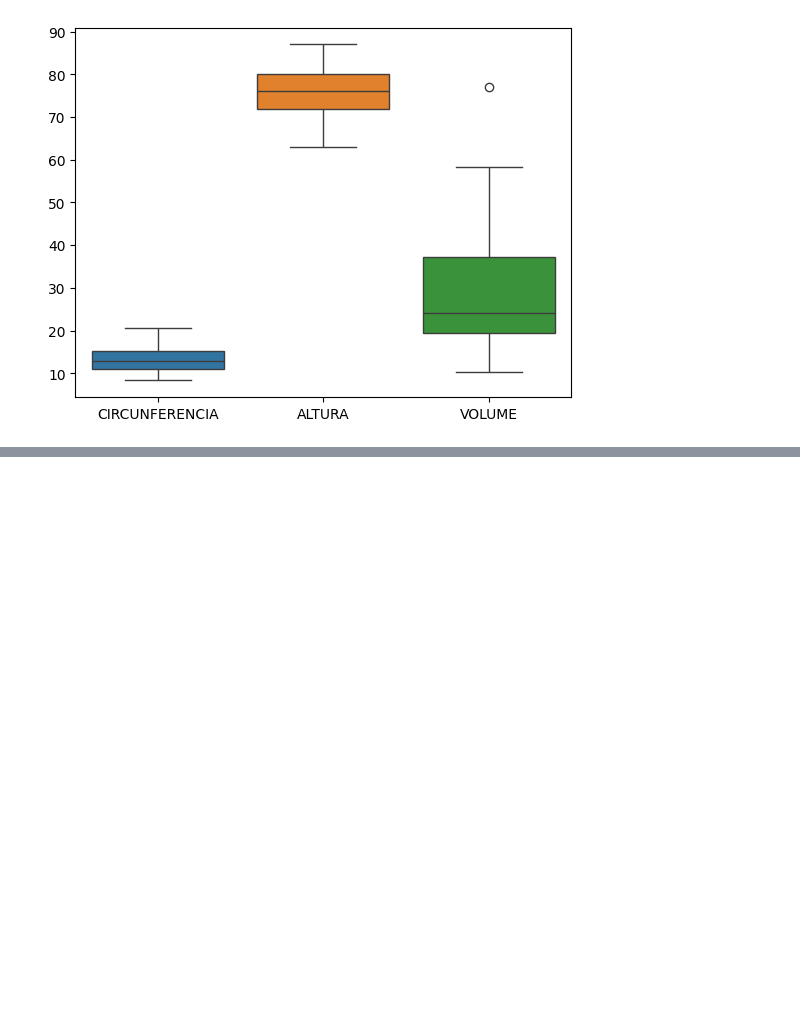
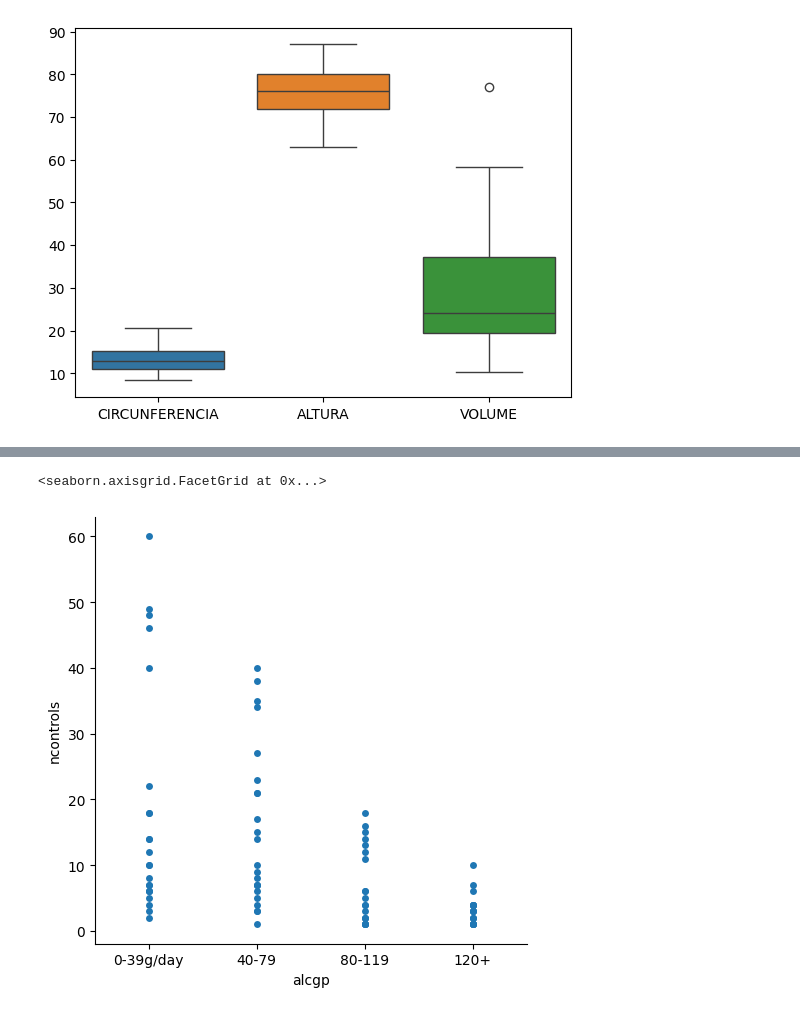
Before and after one commit to devigorll/Curso-CD, a Jupyter notebook: 11_geracao_graficos.ipynb, the cells around one changed output, grey strips where cells are left out. Cells and saved outputs as stored; diff of their text form; code cells hidden in the pictures; blank space fills up the shorter version.

```diff
--- a/11_geracao_graficos.ipynb
+++ b/11_geracao_graficos.ipynb
@@ -291,0 +343,3 @@ sns.boxplot(data = base)
+# %%
+esoph = pd.read_csv("/content/drive/MyDrive/UDEMY/CURSO CD/05. GRAFICOS VISUALIZACOES E DASHBOARDS/Cópia de esoph.csv")
+esoph
@@ -291,0 +360,5 @@ sns.boxplot(data = base)
+# %%
+sns.catplot(x = "alcgp", y = "ncontrols", data = esoph, jitter = False)
+# %% [output]
+<seaborn.axisgrid.FacetGrid at 0x...>
+[figure, added]
```
Also changed, not shown: parts of 9 cells of this notebook.
